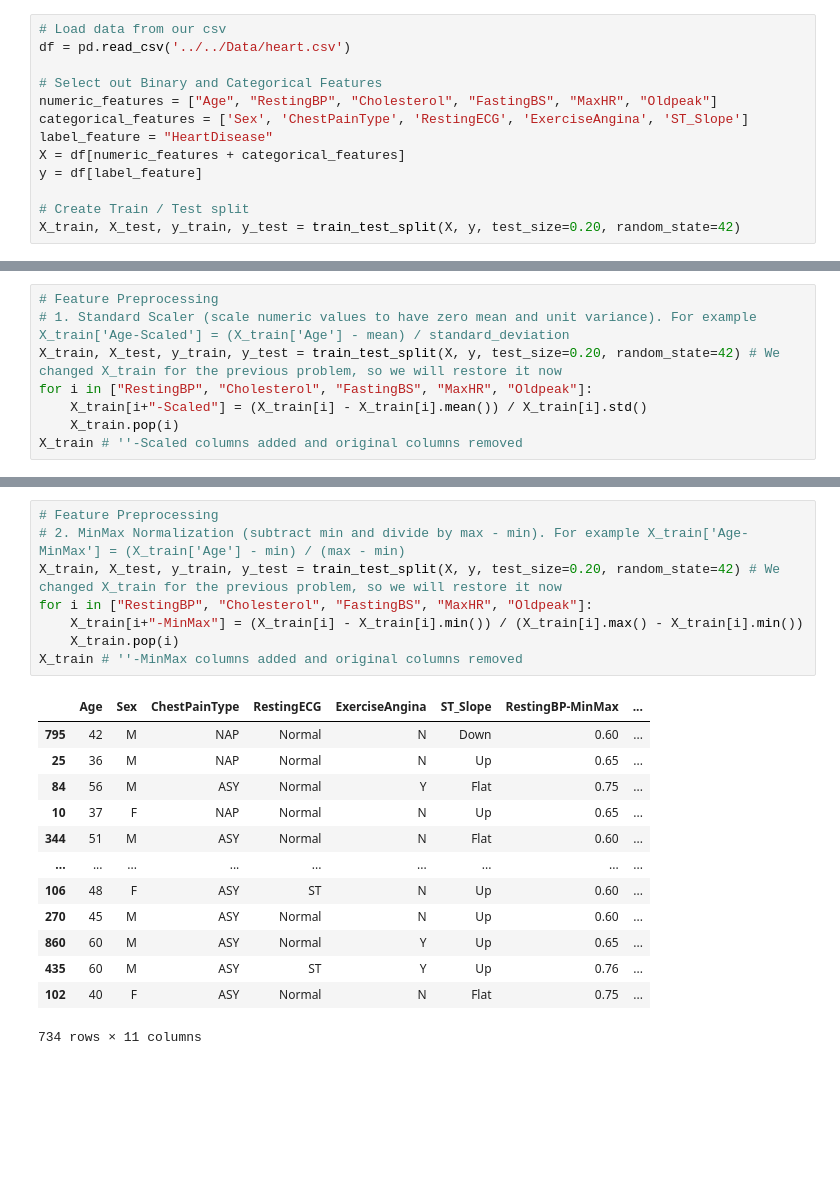
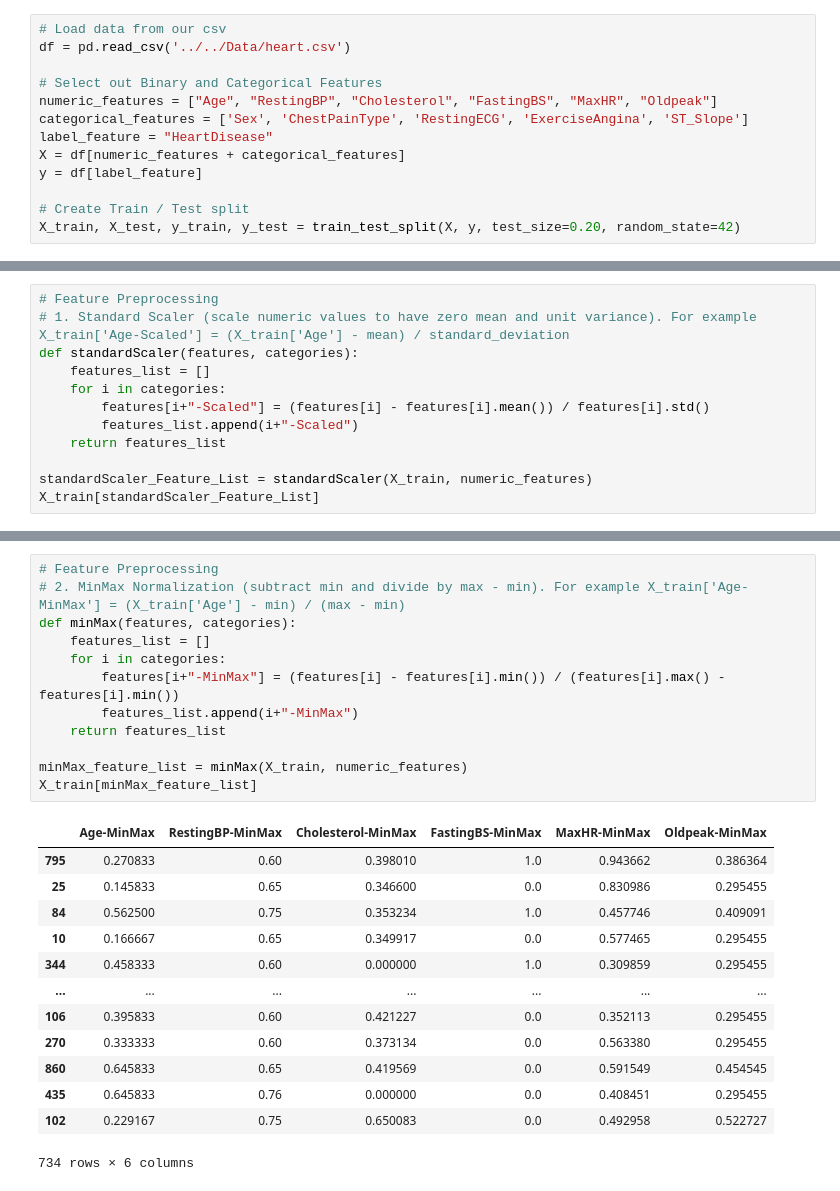
Before and after one commit to Azwadd/CS_59866, a Jupyter notebook: Homeworks/Homework 3/HW03.ipynb, the cells around one changed output, grey strips where cells are left out. Cells and saved outputs as stored; diff of their text form; blank space fills up the shorter version.

```diff
--- a/Homeworks/Homework 3/HW03.ipynb
+++ b/Homeworks/Homework 3/HW03.ipynb
@@ -212,9 +201,13 @@ X_train # Sex-TargetEncoded column added where the Sex column was
 # %%
 # Feature Preprocessing
 # 1. Standard Scaler (scale numeric values to have zero mean and unit variance). For example X_train['Age-Scaled'] = (X_train['Age'] - mean) / standard_deviation
-X_train, X_test, y_train, y_test = train_test_split(X, y, test_size=0.20, random_state=42) # We changed X_train for the previous problem, so we will restore it now
-for i in ["RestingBP", "Cholesterol", "FastingBS", "MaxHR", "Oldpeak"]:
-    X_train[i+"-Scaled"] = (X_train[i] - X_train[i].mean()) / X_train[i].std()
-    X_train.pop(i)
-X_train # ''-Scaled columns added and original columns removed
+def standardScaler(features, categories):
+    features_list = []
+    for i in categories:
+        features[i+"-Scaled"] = (features[i] - features[i].mean()) / features[i].std()
+        features_list.append(i+"-Scaled")
+    return features_list
+
+standardScaler_Feature_List = standardScaler(X_train, numeric_features)
+X_train[standardScaler_Feature_List]
 # %% [output]
@@ -234,24 +227,28 @@ X_train # ''-Scaled columns added and original columns removed
 # %%
 # Feature Preprocessing
 # 2. MinMax Normalization (subtract min and divide by max - min). For example X_train['Age-MinMax'] = (X_train['Age'] - min) / (max - min)
-X_train, X_test, y_train, y_test = train_test_split(X, y, test_size=0.20, random_state=42) # We changed X_train for the previous problem, so we will restore it now
-for i in ["RestingBP", "Cholesterol", "FastingBS", "MaxHR", "Oldpeak"]:
-    X_train[i+"-MinMax"] = (X_train[i] - X_train[i].min()) / (X_train[i].max() - X_train[i].min())
-    X_train.pop(i)
-X_train # ''-MinMax columns added and original columns removed
+def minMax(features, categories):
+    features_list = []
+    for i in categories:
+        features[i+"-MinMax"] = (features[i] - features[i].min()) / (features[i].max() - features[i].min())
+        features_list.append(i+"-MinMax")
+    return features_list
+
+minMax_feature_list = minMax(X_train, numeric_features)
+X_train[minMax_feature_list]
 # %% [output]
-|  | Age | Sex | ChestPainType | RestingECG | ExerciseAngina | ST_Slope | RestingBP-MinMax | ... |
-| 795 | 42 | M | NAP | Normal | N | Down | 0.60 | ... |
-| 25 | 36 | M | NAP | Normal | N | Up | 0.65 | ... |
-| 84 | 56 | M | ASY | Normal | Y | Flat | 0.75 | ... |
-| 10 | 37 | F | NAP | Normal | N | Up | 0.65 | ... |
-| 344 | 51 | M | ASY | Normal | N | Flat | 0.60 | ... |
-| ... | ... | ... | ... | ... | ... | ... | ... | ... |
-| 106 | 48 | F | ASY | ST | N | Up | 0.60 | ... |
-| 270 | 45 | M | ASY | Normal | N | Up | 0.60 | ... |
-| 860 | 60 | M | ASY | Normal | Y | Up | 0.65 | ... |
-| 435 | 60 | M | ASY | ST | Y | Up | 0.76 | ... |
-| 102 | 40 | F | ASY | Normal | N | Flat | 0.75 | ... |
+|  | Age-MinMax | RestingBP-MinMax | Cholesterol-MinMax | FastingBS-MinMax | MaxHR-MinMax | Oldpeak-MinMax |
+| 795 | 0.270833 | 0.60 | 0.398010 | 1.0 | 0.943662 | 0.386364 |
+| 25 | 0.145833 | 0.65 | 0.346600 | 0.0 | 0.830986 | 0.295455 |
+| 84 | 0.562500 | 0.75 | 0.353234 | 1.0 | 0.457746 | 0.409091 |
+| 10 | 0.166667 | 0.65 | 0.349917 | 0.0 | 0.577465 | 0.295455 |
+| 344 | 0.458333 | 0.60 | 0.000000 | 1.0 | 0.309859 | 0.295455 |
+| ... | ... | ... | ... | ... | ... | ... |
+| 106 | 0.395833 | 0.60 | 0.421227 | 0.0 | 0.352113 | 0.295455 |
+| 270 | 0.333333 | 0.60 | 0.373134 | 0.0 | 0.563380 | 0.295455 |
+| 860 | 0.645833 | 0.65 | 0.419569 | 0.0 | 0.591549 | 0.454545 |
+| 435 | 0.645833 | 0.76 | 0.000000 | 0.0 | 0.408451 | 0.295455 |
+| 102 | 0.229167 | 0.75 | 0.650083 | 0.0 | 0.492958 | 0.522727 |
-734 rows × 11 columns
+734 rows × 6 columns
 # %%
 # Feature Engineering
```
Also changed, not shown: parts of 13 cells of this notebook.
